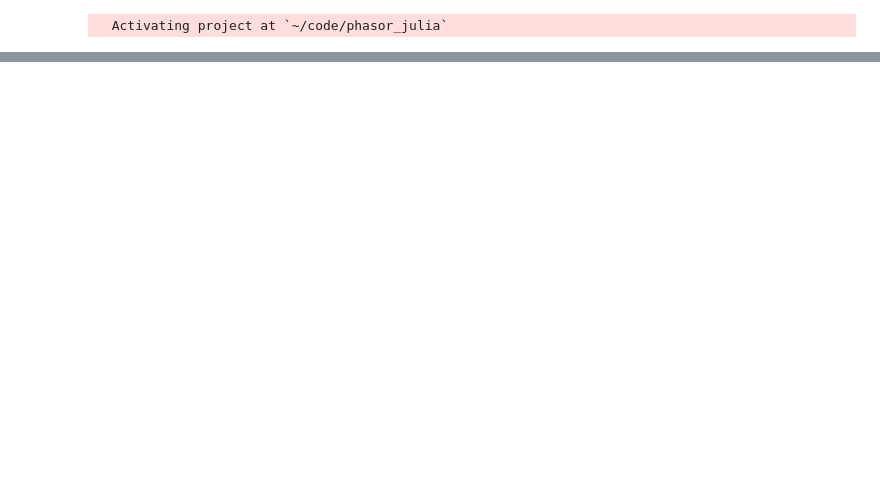
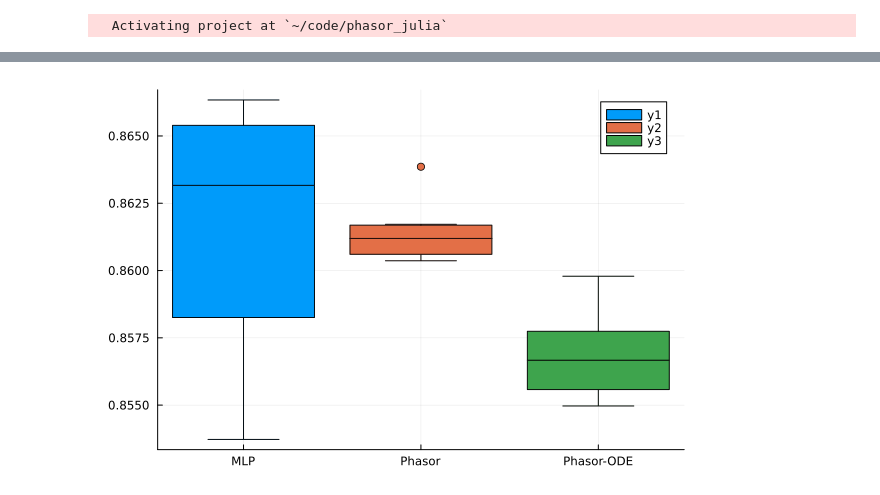
Before and after one commit to wilkieolin/phasor_julia, a Jupyter notebook: nn_comparison.ipynb, the cells around one changed output, grey strips where cells are left out. Drawn from its saved outputs; the diff is of its cells as text; code cells hidden in the pictures; blank space fills up the shorter version.

```diff
--- a/nn_comparison.ipynb
+++ b/nn_comparison.ipynb
@@ -65,0 +132,12 @@ om1["params"].layer_3.weight .- om2["params"].layer_3.weight
+# %%
+function predict_ode(trained)
+    params = trained["params"]
+    state = trained["state"]
+    global q
+    global yl
+    x_tms = range(start=0.0, stop=1.0, length=size(q, 1)) |> collect
+    sa = SpikingArgs()
+
+    pred, _ = ode_model(process_inputs_ode(q, x_tms, yl, sa), params, state)
+    return pred
+end
@@ -65,0 +146,2 @@ om1["params"].layer_3.weight .- om2["params"].layer_3.weight
+# %%
+auroc_ode = x -> auroc(x, predict_ode)
@@ -65,0 +150,2 @@ om1["params"].layer_3.weight .- om2["params"].layer_3.weight
+# %%
+odes = [load("trained_nns/ode_id_" * string(id) * "_epoch_100.jld2") for id in ids]
@@ -65,0 +160,2 @@ om1["params"].layer_3.weight .- om2["params"].layer_3.weight
+# %%
+auroc_odes = auroc_ode.(odes)
@@ -65,0 +172,5 @@ om1["params"].layer_3.weight .- om2["params"].layer_3.weight
+# %%
+boxplot(stack((auroc_mlps, auroc_pmlps, auroc_odes), dims=2))
+xticks!([1.0, 2.0, 3.0], ["MLP", "Phasor", "Phasor-ODE"])
+# %% [output]
+[figure, added]
```
Also changed, not shown: parts of 28 cells of this notebook.
